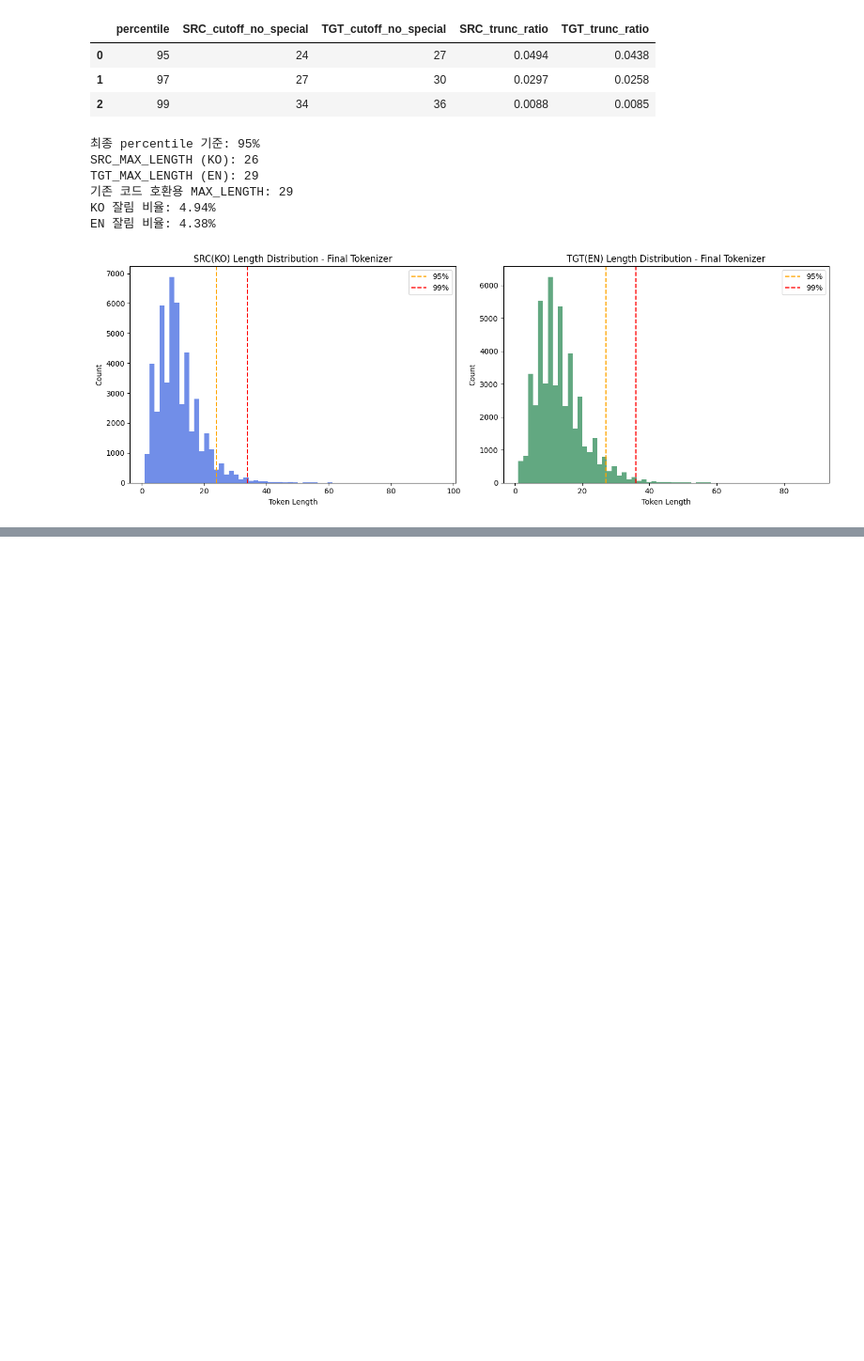
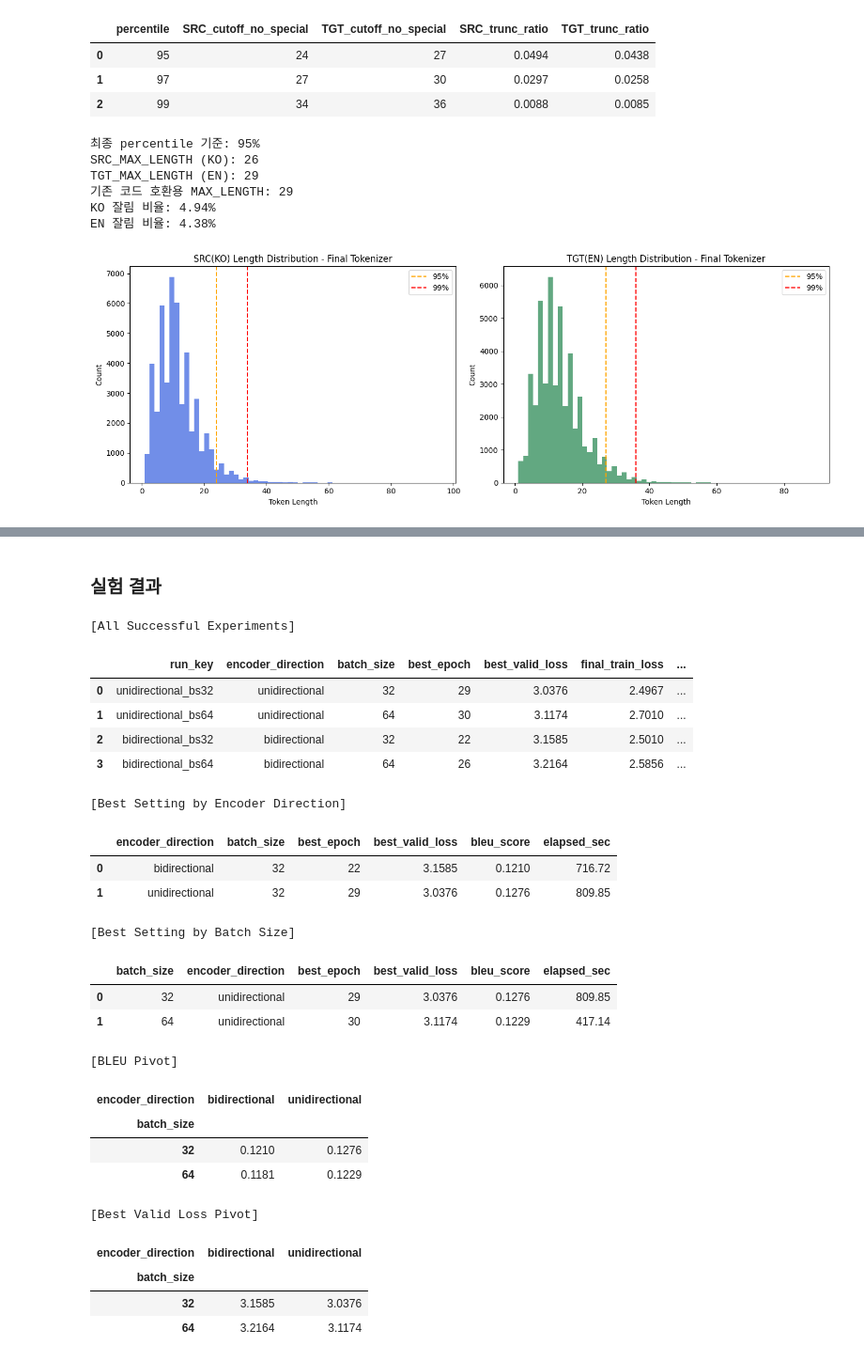
Before and after one commit to beomsookim1020/ko-en-seq2seq-attention, a Jupyter notebook: [수정된_베이스라인]11_한영_번역_Seq2Seq_Attention.ipynb, the cells around one changed output, grey strips where cells are left out. Shown at 94% size. Drawn from its saved outputs; the diff is of its cells as text; code cells hidden in the pictures; blank space fills up the shorter version.

```diff
--- a/[수정된_베이스라인]11_한영_번역_Seq2Seq_Attention.ipynb
+++ b/[수정된_베이스라인]11_한영_번역_Seq2Seq_Attention.ipynb
@@ -2223,0 +2584,62 @@ evaluateRandomly_final(encoder_final, decoder_final, pairs_valid_final, n=10)
+# %% [markdown]
+### 실험 결과
+# %%
+success_df = experiment_results_df[experiment_results_df["status"] == "success"].copy()
+
+if len(success_df) > 0:
+    print("[All Successful Experiments]")
+    display(success_df.sort_values(by=["best_valid_loss", "bleu_score"], ascending=[True, False]).reset_index(drop=True))
+
+    direction_summary_df = (
+        success_df.sort_values(by=["encoder_direction", "best_valid_loss", "bleu_score"], ascending=[True, True, False])
+        .groupby("encoder_direction", as_index=False)
+        .first()[["encoder_direction", "batch_size", "best_epoch", "best_valid_loss", "bleu_score", "elapsed_sec"]]
+    )
+
+    batch_summary_df = (
+        success_df.sort_values(by=["batch_size", "best_valid_loss", "bleu_score"], ascending=[True, True, False])
+        .groupby("batch_size", as_index=False)
+        .first()[["batch_size", "encoder_direction", "best_epoch", "best_valid_loss", "bleu_score", "elapsed_sec"]]
+    )
+
+    bleu_pivot_df = success_df.pivot(index="batch_size", columns="encoder_direction", values="bleu_score")
+    valid_loss_pivot_df = success_df.pivot(index="batch_size", columns="encoder_direction", values="best_valid_loss")
+
+    print("[Best Setting by Encoder Direction]")
+    display(direction_summary_df)
+
+    print("[Best Setting by Batch Size]")
+    display(batch_summary_df)
+
+    print("[BLEU Pivot]")
+    display(bleu_pivot_df)
+
+    print("[Best Valid Loss Pivot]")
+    display(valid_loss_pivot_df)
+else:
+    print("No successful experiment.")
+# %% [output]
+[All Successful Experiments]
+|  | run_key | encoder_direction | batch_size | best_epoch | best_valid_loss | final_train_loss | ... |
+| 0 | unidirectional_bs32 | unidirectional | 32 | 29 | 3.0376 | 2.4967 | ... |
+| 1 | unidirectional_bs64 | unidirectional | 64 | 30 | 3.1174 | 2.7010 | ... |
+| 2 | bidirectional_bs32 | bidirectional | 32 | 22 | 3.1585 | 2.5010 | ... |
+| 3 | bidirectional_bs64 | bidirectional | 64 | 26 | 3.2164 | 2.5856 | ... |
+[Best Setting by Encoder Direction]
+|  | encoder_direction | batch_size | best_epoch | best_valid_loss | bleu_score | elapsed_sec |
+| 0 | bidirectional | 32 | 22 | 3.1585 | 0.1210 | 716.72 |
+| 1 | unidirectional | 32 | 29 | 3.0376 | 0.1276 | 809.85 |
+[Best Setting by Batch Size]
+|  | batch_size | encoder_direction | best_epoch | best_valid_loss | bleu_score | elapsed_sec |
+| 0 | 32 | unidirectional | 29 | 3.0376 | 0.1276 | 809.85 |
+| 1 | 64 | unidirectional | 30 | 3.1174 | 0.1229 | 417.14 |
+[BLEU Pivot]
+| encoder_direction | bidirectional | unidirectional |
+| batch_size |  |  |
+| 32 | 0.1210 | 0.1276 |
+| 64 | 0.1181 | 0.1229 |
+[Best Valid Loss Pivot]
+| encoder_direction | bidirectional | unidirectional |
+| batch_size |  |  |
+| 32 | 3.1585 | 3.0376 |
+| 64 | 3.2164 | 3.1174 |
```
Also changed, not shown: parts of 26 cells of this notebook.
